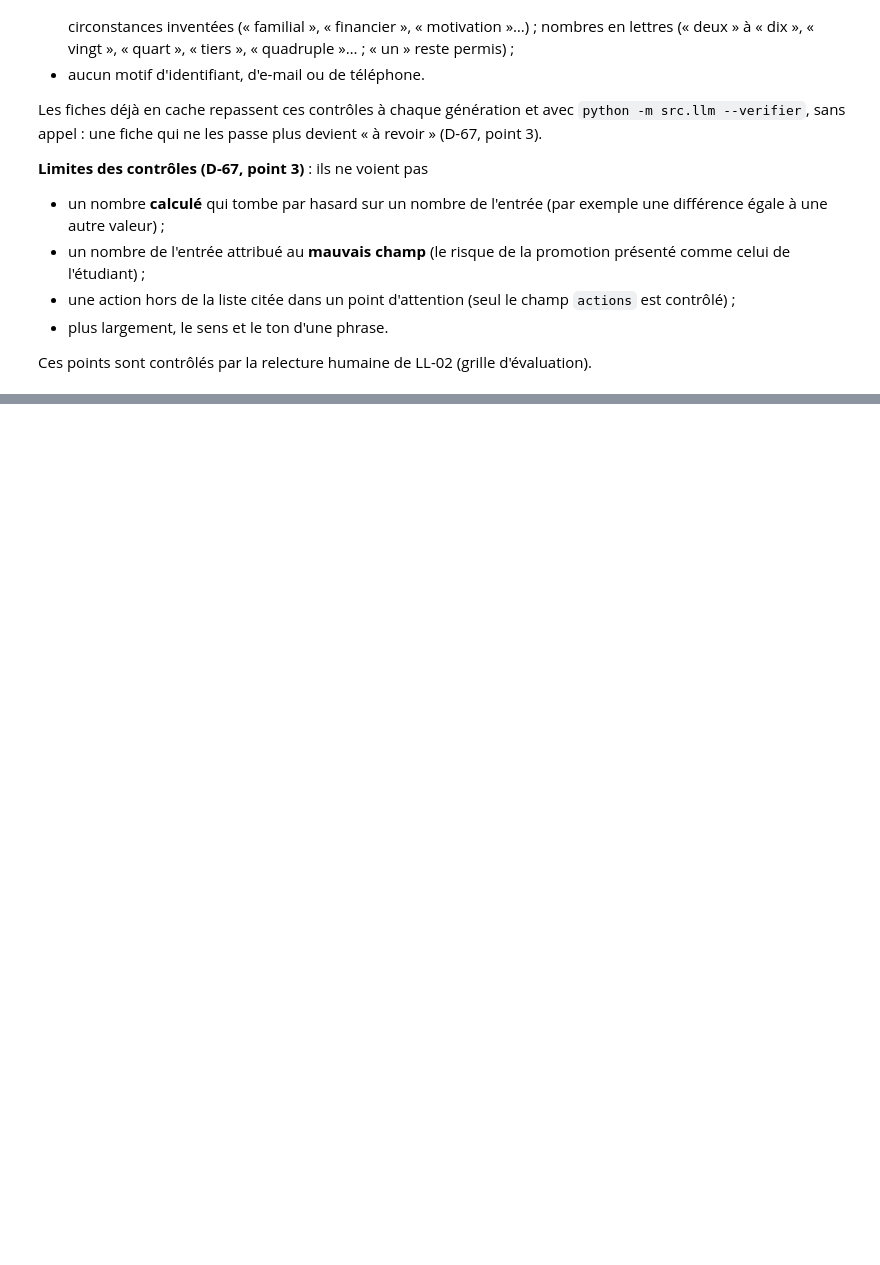
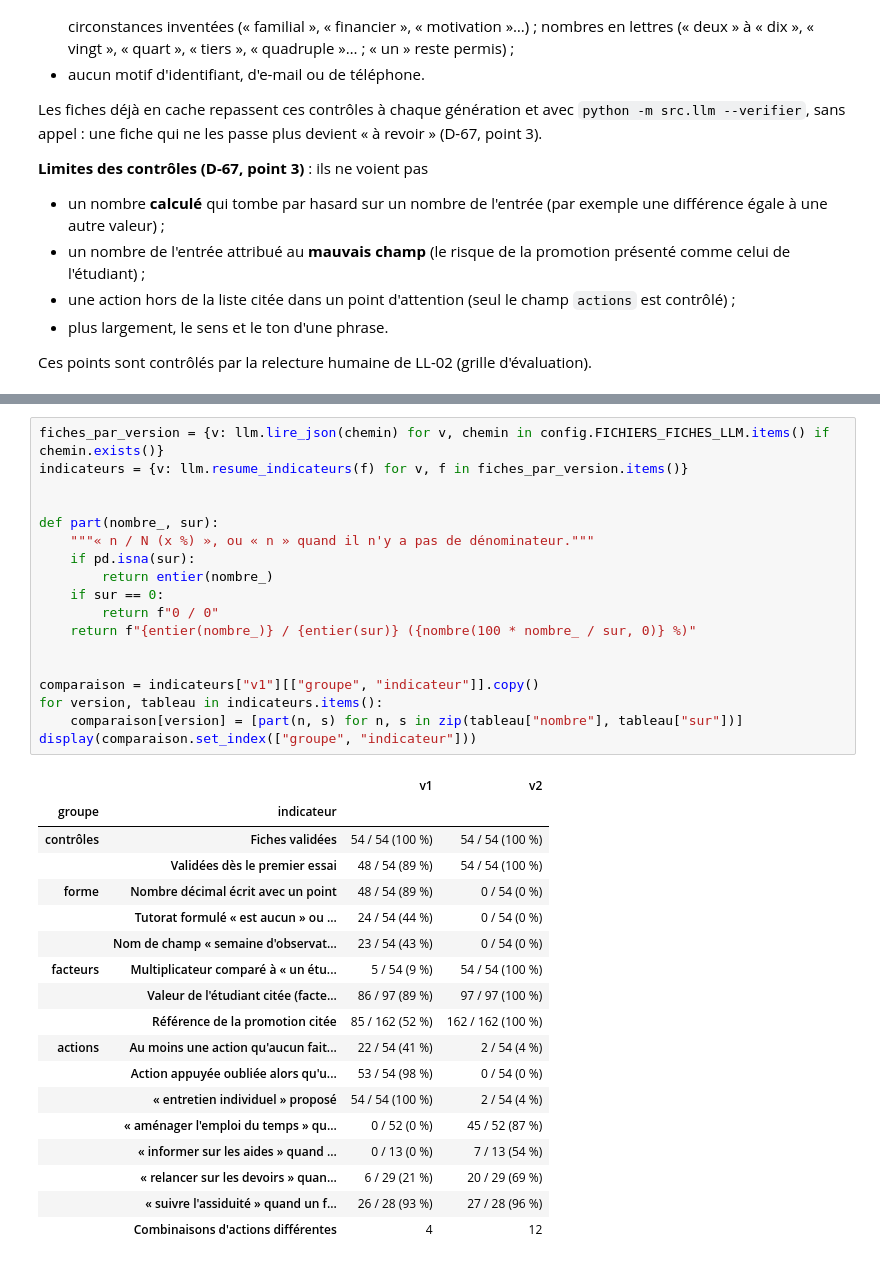
Before and after one commit to saliou489/horizon-decrochage-tutorat, a Jupyter notebook: notebooks/06_llm.ipynb, the cells around one changed output, grey strips where cells are left out. Saved outputs shown, nothing was run; the diff lists cells and outputs as text; blank space fills up the shorter version.

```diff
--- a/notebooks/06_llm.ipynb
+++ b/notebooks/06_llm.ipynb
@@ -361,0 +376,37 @@ Aucune fiche « à revoir » à montrer.
+# %%
+fiches_par_version = {v: llm.lire_json(chemin) for v, chemin in config.FICHIERS_FICHES_LLM.items() if chemin.exists()}
+indicateurs = {v: llm.resume_indicateurs(f) for v, f in fiches_par_version.items()}
+
+
+def part(nombre_, sur):
+    """« n / N (x %) », ou « n » quand il n'y a pas de dénominateur."""
+    if pd.isna(sur):
+        return entier(nombre_)
+    if sur == 0:
+        return f"0 / 0"
+    return f"{entier(nombre_)} / {entier(sur)} ({nombre(100 * nombre_ / sur, 0)} %)"
+
+
+comparaison = indicateurs["v1"][["groupe", "indicateur"]].copy()
+for version, tableau in indicateurs.items():
+    comparaison[version] = [part(n, s) for n, s in zip(tableau["nombre"], tableau["sur"])]
+display(comparaison.set_index(["groupe", "indicateur"]))
+# %% [output]
+|  |  | v1 | v2 |
+| groupe | indicateur |  |  |
+| contrôles | Fiches validées | 54 / 54 (100 %) | 54 / 54 (100 %) |
+|  | Validées dès le premier essai | 48 / 54 (89 %) | 54 / 54 (100 %) |
+| forme | Nombre décimal écrit avec un point | 48 / 54 (89 %) | 0 / 54 (0 %) |
+|  | Tutorat formulé « est aucun » ou ... | 24 / 54 (44 %) | 0 / 54 (0 %) |
+|  | Nom de champ « semaine d'observat... | 23 / 54 (43 %) | 0 / 54 (0 %) |
+| facteurs | Multiplicateur comparé à « un étu... | 5 / 54 (9 %) | 54 / 54 (100 %) |
+|  | Valeur de l'étudiant citée (facte... | 86 / 97 (89 %) | 97 / 97 (100 %) |
+|  | Référence de la promotion citée | 85 / 162 (52 %) | 162 / 162 (100 %) |
+| actions | Au moins une action qu'aucun fait... | 22 / 54 (41 %) | 2 / 54 (4 %) |
+|  | Action appuyée oubliée alors qu'u... | 53 / 54 (98 %) | 0 / 54 (0 %) |
+|  | « entretien individuel » proposé | 54 / 54 (100 %) | 2 / 54 (4 %) |
+|  | « aménager l'emploi du temps » qu... | 0 / 52 (0 %) | 45 / 52 (87 %) |
+|  | « informer sur les aides » quand ... | 0 / 13 (0 %) | 7 / 13 (54 %) |
+|  | « relancer sur les devoirs » quan... | 6 / 29 (21 %) | 20 / 29 (69 %) |
+|  | « suivre l'assiduité » quand un f... | 26 / 28 (93 %) | 27 / 28 (96 %) |
+|  | Combinaisons d'actions différentes | 4 | 12 |
```
Also changed, not shown: parts of 15 cells of this notebook, 3 other files.
